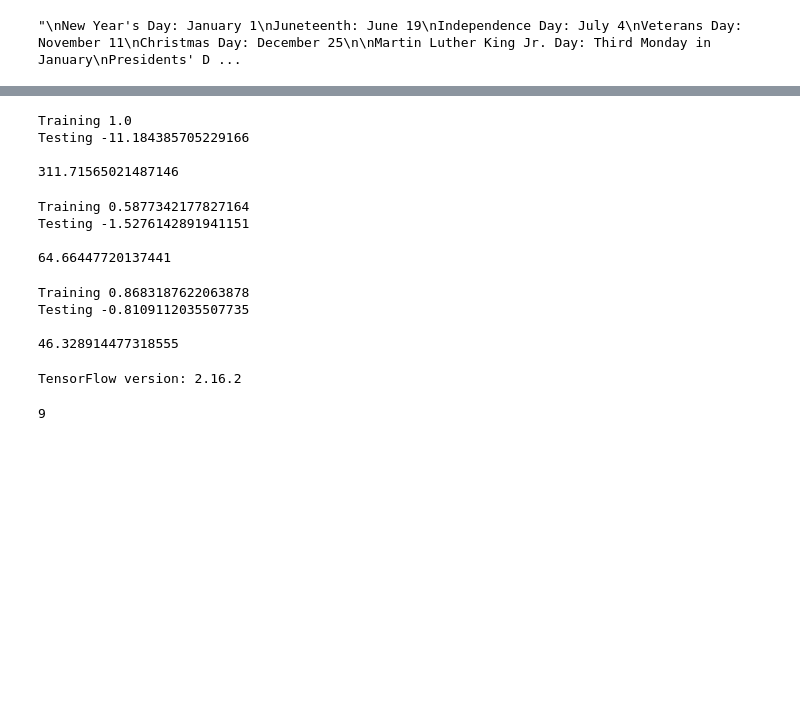
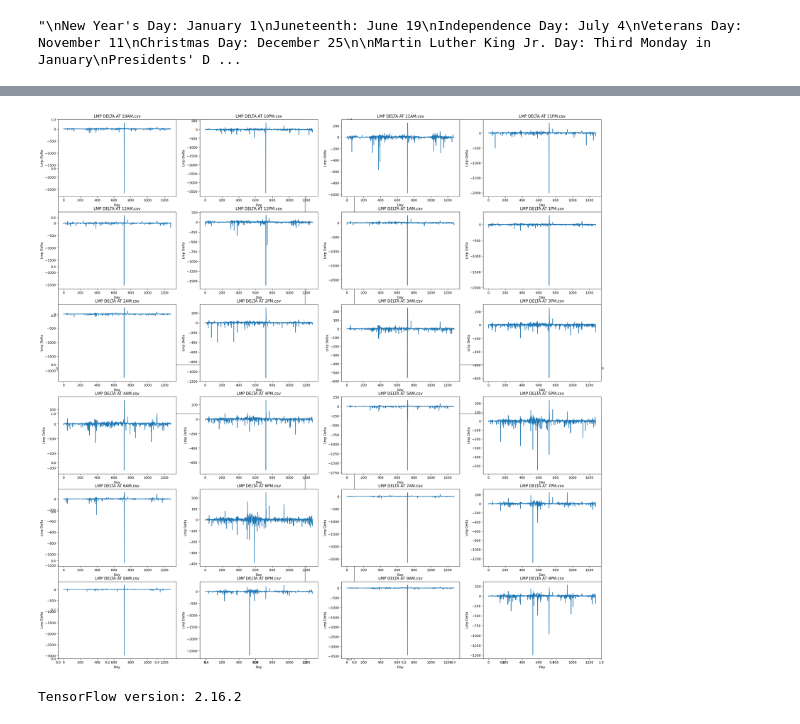
Before and after one commit to PercyQian/summerResearch, a Jupyter notebook: script.ipynb, the cells around one changed output, grey strips where cells are left out. Cells and saved outputs as stored; diff of their text form; code cells hidden in the pictures; blank space fills up the shorter version.

```diff
--- a/script.ipynb
+++ b/script.ipynb
@@ -409,6 +450,3 @@ def combineDataFrames(lmpData : pd.DataFrame, weatherData: pd.DataFrame) -> pd.D
 
 
     return combinedData
-# %%
-lmpData = pd.read_pickle("hourlyLmpData/westernData/lmp_data_1AM.csv")
-weatherData = pd.read_pickle("hourlyWeatherData/openMeteo/weather_data_1AM.csv")
@@ -615,0 +492,5 @@ y_test: (256,)
+# %%
+com = pd.read_pickle("hourlyLmpData/westernData/lmp_data_8PM.csv")
+for index, row in com.iterrows():
+    if row['total_lmp_da'] - row['total_lmp_rt'] < -1000:
+        print(f"{index}\n{row}")
@@ -729,36 +538,0 @@ Testing -0.12772799578545202
-# %%
-dtr = DecisionTreeRegressor()
-dtr.fit(X_train_r, y_train_r)
-print("Training",dtr.score(X_train_r,y_train_r))
-print("Testing",dtr.score(X_test_r,y_test_r))
-print()
-print(mean_squared_error(y_test_r, dtr.predict(X_test_r)))
-# %% [output]
-Training 1.0
-Testing -11.184385705229166
-
-311.71565021487146
-# %%
-lr = LinearRegression()
-lr.fit(X_train_r, y_train_r)
-print("Training",lr.score(X_train_r,y_train_r))
-print("Testing",lr.score(X_test_r,y_test_r))
-print()
-print(mean_squared_error(y_test_r, lr.predict(X_test_r)))
-# %% [output]
-Training 0.5877342177827164
-Testing -1.5276142891941151
-
-64.66447720137441
-# %%
-rfr = RandomForestRegressor()
-rfr.fit(X_train_r, y_train_r)
-print("Training",rfr.score(X_train_r,y_train_r))
-print("Testing",rfr.score(X_test_r,y_test_r))
-print()
-print(mean_squared_error(y_test_r, rfr.predict(X_test_r)))
-# %% [output]
-Training 0.8683187622063878
-Testing -0.8109112035507735
-
-46.328914477318555
@@ -765,9 +542,33 @@ Testing -0.8109112035507735
+# %%
+def plotLmpData():
+    PATH = "hourlyLmpData/westernData"
+    lmpDirs = os.listdir(PATH)
+    num = len(lmpDirs)
+    row = 6
+    col = 4
+    f, axs = plt.subplots(2,2,figsize=(30,30))
+    for index in range(1,num+1,1):
+        dir = lmpDirs[index-1]
+
+        lmpData = pd.read_pickle(PATH + "/" + dir)
+
+        dataTime = dir.split("_")[2]
+
+        plt.subplot(row, col, index)
+        plt.plot(lmpData['total_lmp_da'] - lmpData['total_lmp_rt'])
+        plt.xlabel("Day")
+        plt.ylabel("Lmp Delta")
+        plt.title(f"LMP DELTA AT {dataTime}")
+
+
+
+    plt.show()
+# %%
+plotLmpData()
+# %% [output]
+[figure, added]
 # %%
 import tensorflow as tf
 print("TensorFlow version:", tf.__version__)
 # %% [output]
 TensorFlow version: 2.16.2
-# %%
-X_train.shape[1]
-# %% [output]
-9
```
Also changed, not shown: parts of 98 cells of this notebook.
